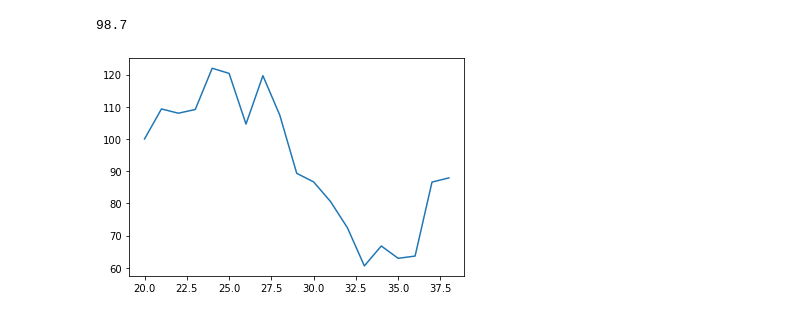
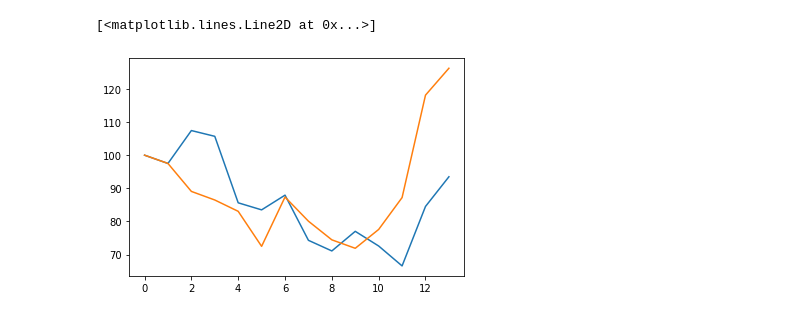
Before and after one commit to lanele73/apm348-project, a Jupyter notebook: betting.ipynb, the cells around one changed output. Drawn from its saved outputs; the diff is of its cells as text; code cells hidden in the pictures.

Commit message:
alternative model for betting

```diff
--- a/betting.ipynb
+++ b/betting.ipynb
@@ -19,7 +19,7 @@ test = df[df["MatchWeek"]>=20]
 
 params = np.ones((4,20))
 
-num_itrs = 10000
+num_itrs = 50000
 lr = 0.0001
 
 for i in tqdm(range(num_itrs)):
@@ -43,7 +43,7 @@ for i in tqdm(range(num_itrs)):
 team_params = np.ones((4,20))
 streak_param = 1
 
-num_itrs = 10000
+num_itrs = 50000
 lr = 0.0001
 
 for i in tqdm(range(num_itrs)):
@@ -118,6 +123,53 @@ for i, row in test.iterrows():
+# %%
+### Simpler model to compare
+
+train_standings = get_standings(train)
+avg_goals = sum(train_standings["GF"])/(25*10)
+
+simple_params = np.zeros((4,20))
+
+for j,team in train_standings.iterrows():
+    i = teams_ind[team["Team"]]
+    simple_params[0,i] = (team["GF"] / 25) / avg_goals
+    simple_params[2,i] = (team["GF"] / 25) / avg_goals
+    simple_params[1,i] = (team["GA"] / 25) / avg_goals
+    simple_params[3,i] = (team["GA"] / 25) / avg_goals
+simple_params *= avg_goals
+# %%
+current = 100.00
+history2 = [current]
+matchweek = [20]
+
+results_dict = {0: "H", 1: "D", 2: "A"}
+
+for i, row in test.iterrows():
+    home_index = teams_ind[row["HomeTeam"]]
+    away_index = teams_ind[row["AwayTeam"]]
+    result = row["FTR"]
+
+    house_odds = np.array([row["B365H"], row["B365D"], row["B365A"]])
+    model_odds = get_odds(simple_params, home_index, away_index)
+
+    kelly = kelly_criterion(house_odds, model_odds)
+    best_bet = np.argmax(kelly)
+
+    if kelly[best_bet] > 0:
+        if kelly[best_bet] > 0.025:
+            kelly[best_bet] = 0.025
+
+        bet = round(current * kelly[best_bet],2)
+
+        current -= bet
+
+        if results_dict[best_bet] == row["FTR"]: # Win the bet
+            current += bet * house_odds[best_bet]
+            current = round(current, 2)
+    if row["MatchWeek"] != matchweek[-1]:
+        history2.append(current)
+        matchweek.append(row["MatchWeek"])
+# %% [output]
+[<matplotlib.lines.Line2D at 0x...>]
+[figure, added]
 # %%
-plt.plot(matchweek, history)
-current
+plt.plot(history, matchweek)
+plt.plot(history2, matchweek)
-# %% [output]
-98.7
-[figure, removed]
```
Also changed, not shown: parts of 5 cells of this notebook, 2 other files.
